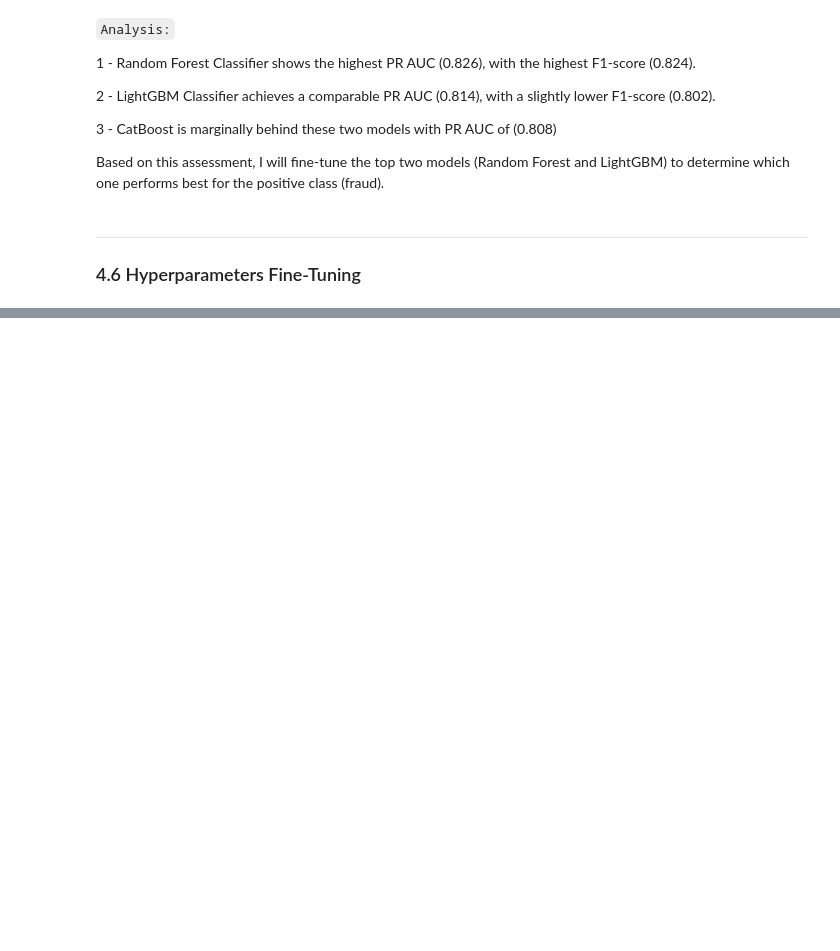
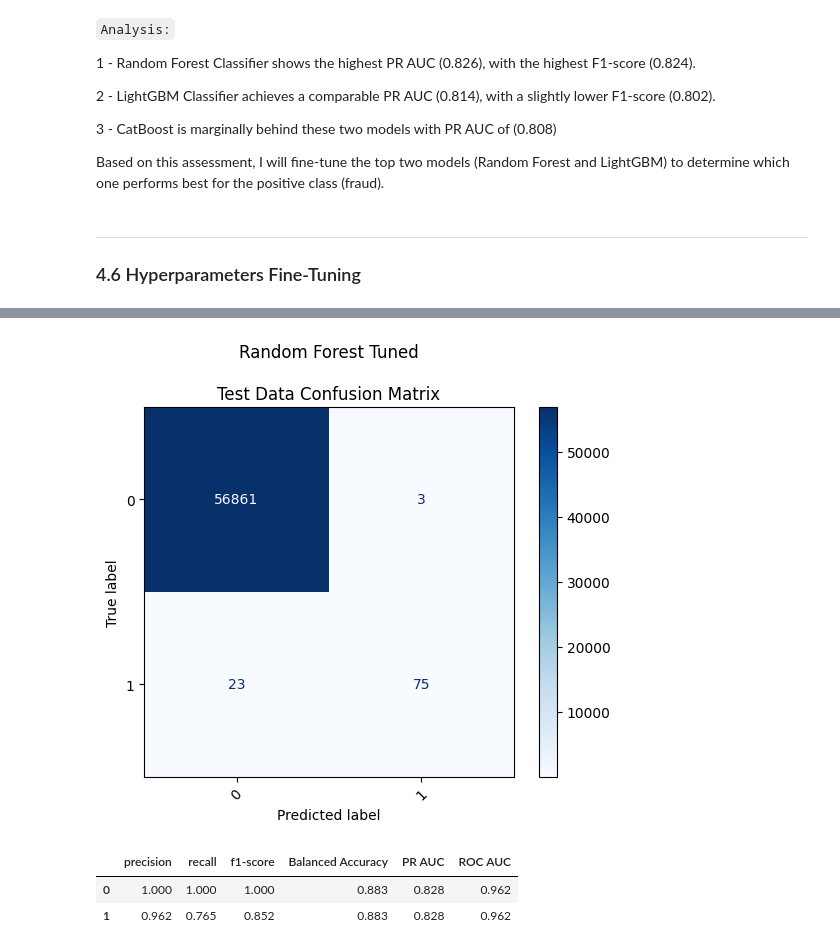
Before and after one commit to muhannad-imam/fraud-risk-modeling, a Jupyter notebook: notebooks/04_modeling.ipynb, the cells around one changed output, grey strips where cells are left out. Drawn from its saved outputs; the diff is of its cells as text; code cells hidden in the pictures; blank space fills up the shorter version.

```diff
--- a/notebooks/04_modeling.ipynb
+++ b/notebooks/04_modeling.ipynb
@@ -310,0 +365,15 @@ Based on this assessment, I will fine-tune the top two models (Random Forest and
+# %%
+load_trained_model = True
+
+if load_trained_model:
+    rf_model_tuned = load("../trained_models/random_forest_tuned_for_pr_auc.joblib")
+# %%
+rf_tuned_metrics = evaluate_model(rf_model_tuned, X_test, y_test, model_name="Random Forest Tuned", print_c_matrix=True)
+# %% [output]
+[figure, added]
+# %%
+rf_tuned_metrics
+# %% [output]
+|  | precision | recall | f1-score | Balanced Accuracy | PR AUC | ROC AUC |
+| 0 | 1.000 | 1.000 | 1.000 | 0.883 | 0.828 | 0.962 |
+| 1 | 0.962 | 0.765 | 0.852 | 0.883 | 0.828 | 0.962 |
```
Also changed, not shown: parts of 6 cells of this notebook, 1 other file.
